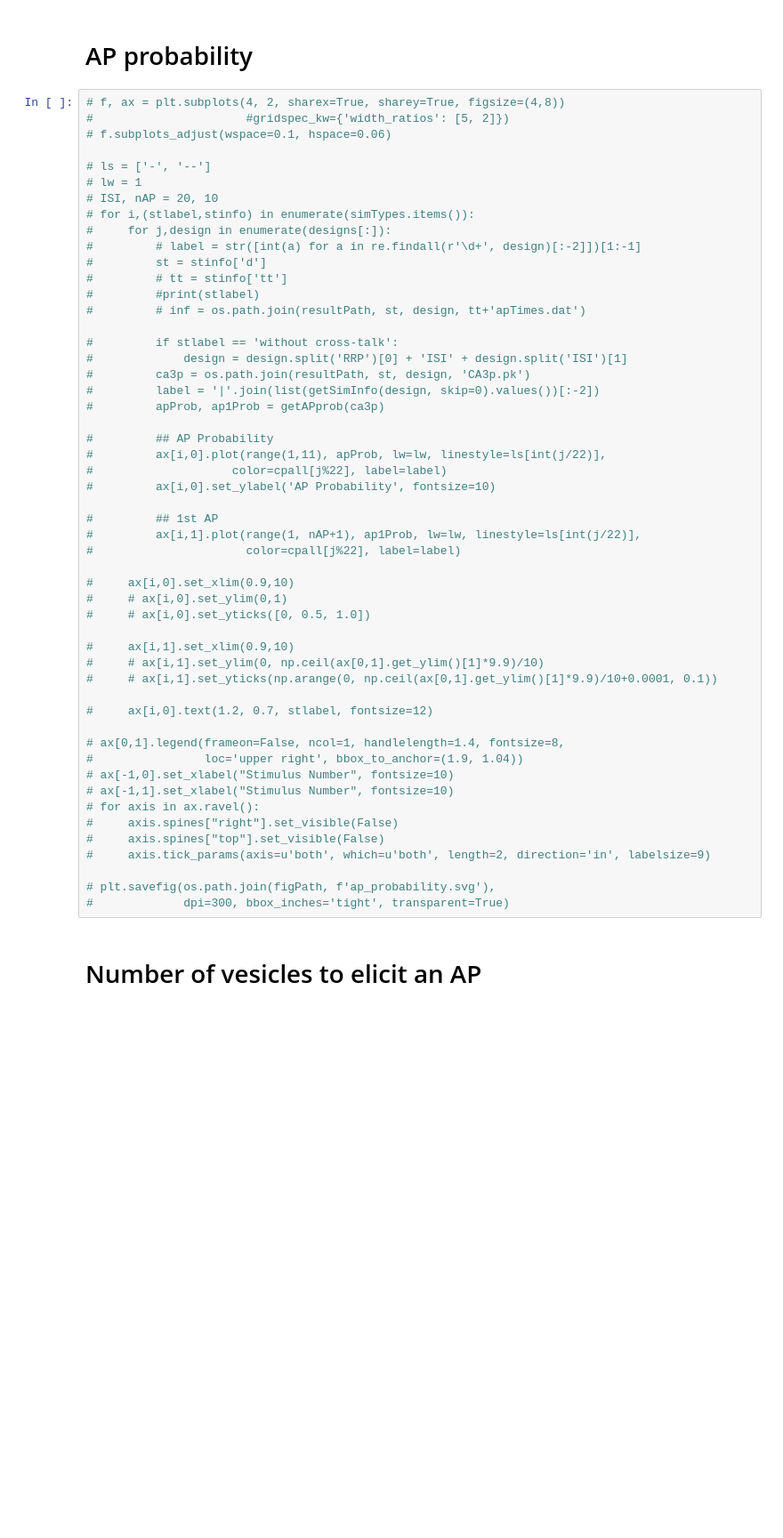
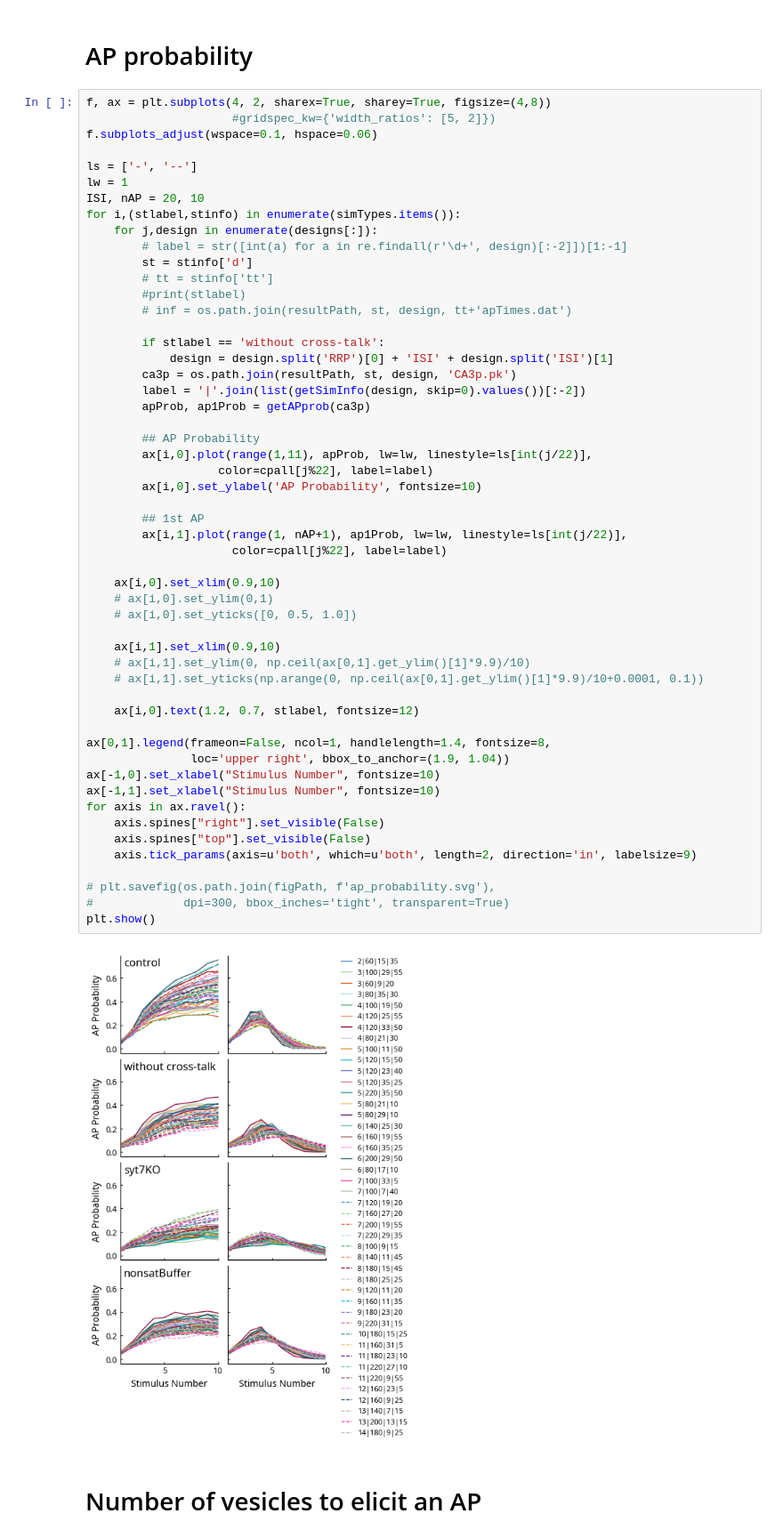
Before and after one commit to nishs1729/MFB, a Jupyter notebook: scripts_plotting/plots_AP.ipynb, the cells around one changed output. Shown at 89% size. Drawn from its saved outputs; the diff is of its cells as text; blank space fills up the shorter version.

```diff
--- a/scripts_plotting/plots_AP.ipynb
+++ b/scripts_plotting/plots_AP.ipynb
@@ -53,57 +53,60 @@ for i,d in enumerate(designs): print(i, d)
 # %% [markdown]
 # AP probability
 # %%
-# f, ax = plt.subplots(4, 2, sharex=True, sharey=True, figsize=(4,8))
-#                      #gridspec_kw={'width_ratios': [5, 2]})
-# f.subplots_adjust(wspace=0.1, hspace=0.06)
+f, ax = plt.subplots(4, 2, sharex=True, sharey=True, figsize=(4,8))
+                     #gridspec_kw={'width_ratios': [5, 2]})
+f.subplots_adjust(wspace=0.1, hspace=0.06)
 
-# ls = ['-', '--']
-# lw = 1
-# ISI, nAP = 20, 10
-# for i,(stlabel,stinfo) in enumerate(simTypes.items()):
-#     for j,design in enumerate(designs[:]):
-#         # label = str([int(a) for a in re.findall(r'\d+', design)[:-2]])[1:-1]
-#         st = stinfo['d']
-#         # tt = stinfo['tt']
-#         #print(stlabel)
-#         # inf = os.path.join(resultPath, st, design, tt+'apTimes.dat')
+ls = ['-', '--']
+lw = 1
+ISI, nAP = 20, 10
+for i,(stlabel,stinfo) in enumerate(simTypes.items()):
+    for j,design in enumerate(designs[:]):
+        # label = str([int(a) for a in re.findall(r'\d+', design)[:-2]])[1:-1]
+        st = stinfo['d']
+        # tt = stinfo['tt']
+        #print(stlabel)
+        # inf = os.path.join(resultPath, st, design, tt+'apTimes.dat')
 
-#         if stlabel == 'without cross-talk':
-#             design = design.split('RRP')[0] + 'ISI' + design.split('ISI')[1]
-#         ca3p = os.path.join(resultPath, st, design, 'CA3p.pk')
-#         label = '|'.join(list(getSimInfo(design, skip=0).values())[:-2])
-#         apProb, ap1Prob = getAPprob(ca3p)
+        if stlabel == 'without cross-talk':
+            design = design.split('RRP')[0] + 'ISI' + design.split('ISI')[1]
+        ca3p = os.path.join(resultPath, st, design, 'CA3p.pk')
+        label = '|'.join(list(getSimInfo(design, skip=0).values())[:-2])
+        apProb, ap1Prob = getAPprob(ca3p)
 
-#         ## AP Probability
-#         ax[i,0].plot(range(1,11), apProb, lw=lw, linestyle=ls[int(j/22)],
-#                    color=cpall[j%22], label=label)
-#         ax[i,0].set_ylabel('AP Probability', fontsize=10)
+        ## AP Probability
+        ax[i,0].plot(range(1,11), apProb, lw=lw, linestyle=ls[int(j/22)],
+                   color=cpall[j%22], label=label)
+        ax[i,0].set_ylabel('AP Probability', fontsize=10)
 
-#         ## 1st AP
-#         ax[i,1].plot(range(1, nAP+1), ap1Prob, lw=lw, linestyle=ls[int(j/22)],
-#                      color=cpall[j%22], label=label)
+        ## 1st AP
+        ax[i,1].plot(range(1, nAP+1), ap1Prob, lw=lw, linestyle=ls[int(j/22)],
+                     color=cpall[j%22], label=label)
 
-#     ax[i,0].set_xlim(0.9,10)
-#     # ax[i,0].set_ylim(0,1)
-#     # ax[i,0].set_yticks([0, 0.5, 1.0])
+    ax[i,0].set_xlim(0.9,10)
+    # ax[i,0].set_ylim(0,1)
+    # ax[i,0].set_yticks([0, 0.5, 1.0])
 
-#     ax[i,1].set_xlim(0.9,10)
-#     # ax[i,1].set_ylim(0, np.ceil(ax[0,1].get_ylim()[1]*9.9)/10)
-#     # ax[i,1].set_yticks(np.arange(0, np.ceil(ax[0,1].get_ylim()[1]*9.9)/10+0.0001, 0.1))
+    ax[i,1].set_xlim(0.9,10)
+    # ax[i,1].set_ylim(0, np.ceil(ax[0,1].get_ylim()[1]*9.9)/10)
+    # ax[i,1].set_yticks(np.arange(0, np.ceil(ax[0,1].get_ylim()[1]*9.9)/10+0.0001, 0.1))
 
-#     ax[i,0].text(1.2, 0.7, stlabel, fontsize=12)
+    ax[i,0].text(1.2, 0.7, stlabel, fontsize=12)
 
-# ax[0,1].legend(frameon=False, ncol=1, handlelength=1.4, fontsize=8,
-#                loc='upper right', bbox_to_anchor=(1.9, 1.04))
-# ax[-1,0].set_xlabel("Stimulus Number", fontsize=10)
-# ax[-1,1].set_xlabel("Stimulus Number", fontsize=10)
-# for axis in ax.ravel():
-#     axis.spines["right"].set_visible(False)
-#     axis.spines["top"].set_visible(False)
-#     axis.tick_params(axis=u'both', which=u'both', length=2, direction='in', labelsize=9)
+ax[0,1].legend(frameon=False, ncol=1, handlelength=1.4, fontsize=8,
+               loc='upper right', bbox_to_anchor=(1.9, 1.04))
+ax[-1,0].set_xlabel("Stimulus Number", fontsize=10)
+ax[-1,1].set_xlabel("Stimulus Number", fontsize=10)
+for axis in ax.ravel():
+    axis.spines["right"].set_visible(False)
+    axis.spines["top"].set_visible(False)
+    axis.tick_params(axis=u'both', which=u'both', length=2, direction='in', labelsize=9)
 
 # plt.savefig(os.path.join(figPath, f'ap_probability.svg'),
 #             dpi=300, bbox_inches='tight', transparent=True)
+plt.show()
+# %% [output]
+[figure, added]
 # %% [markdown]
 # Number of vesicles to elicit an AP
 # %%
```
Also changed, not shown: parts of 4 cells of this notebook, 2 other files.
